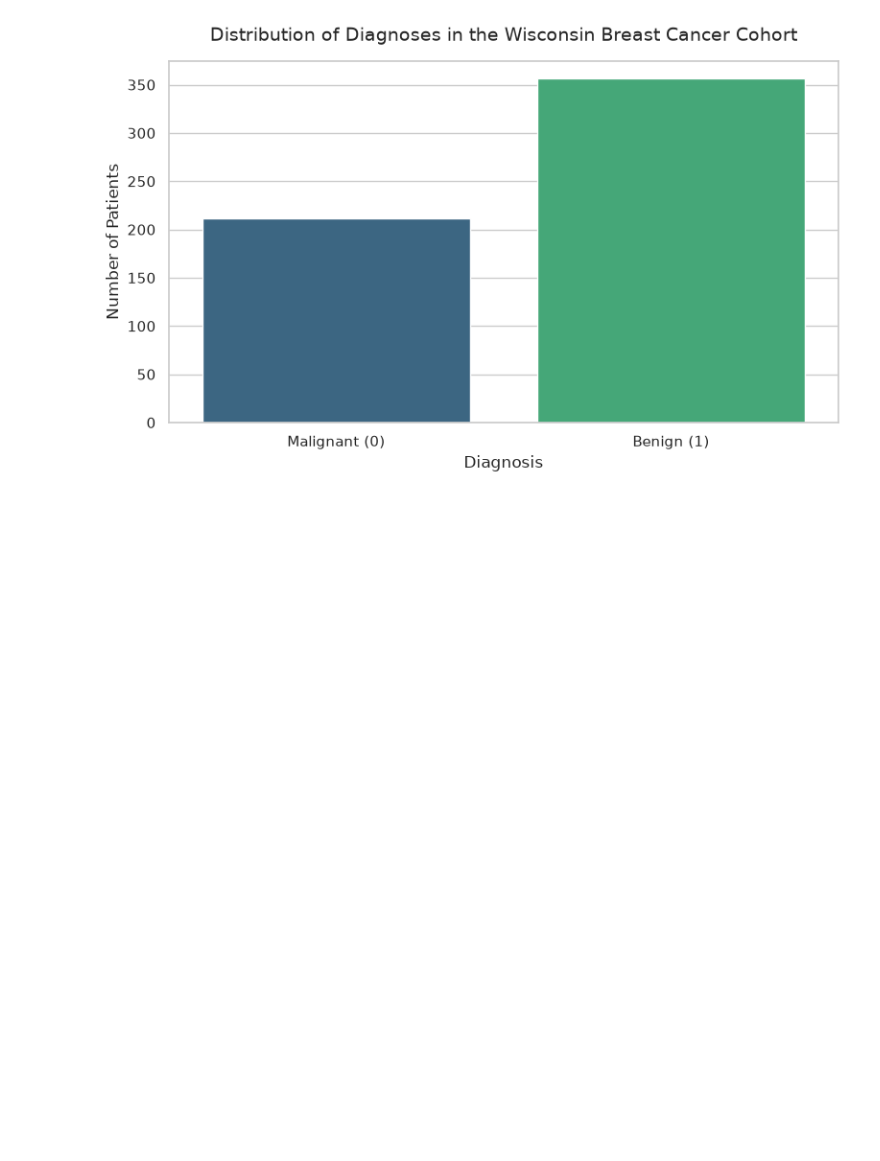
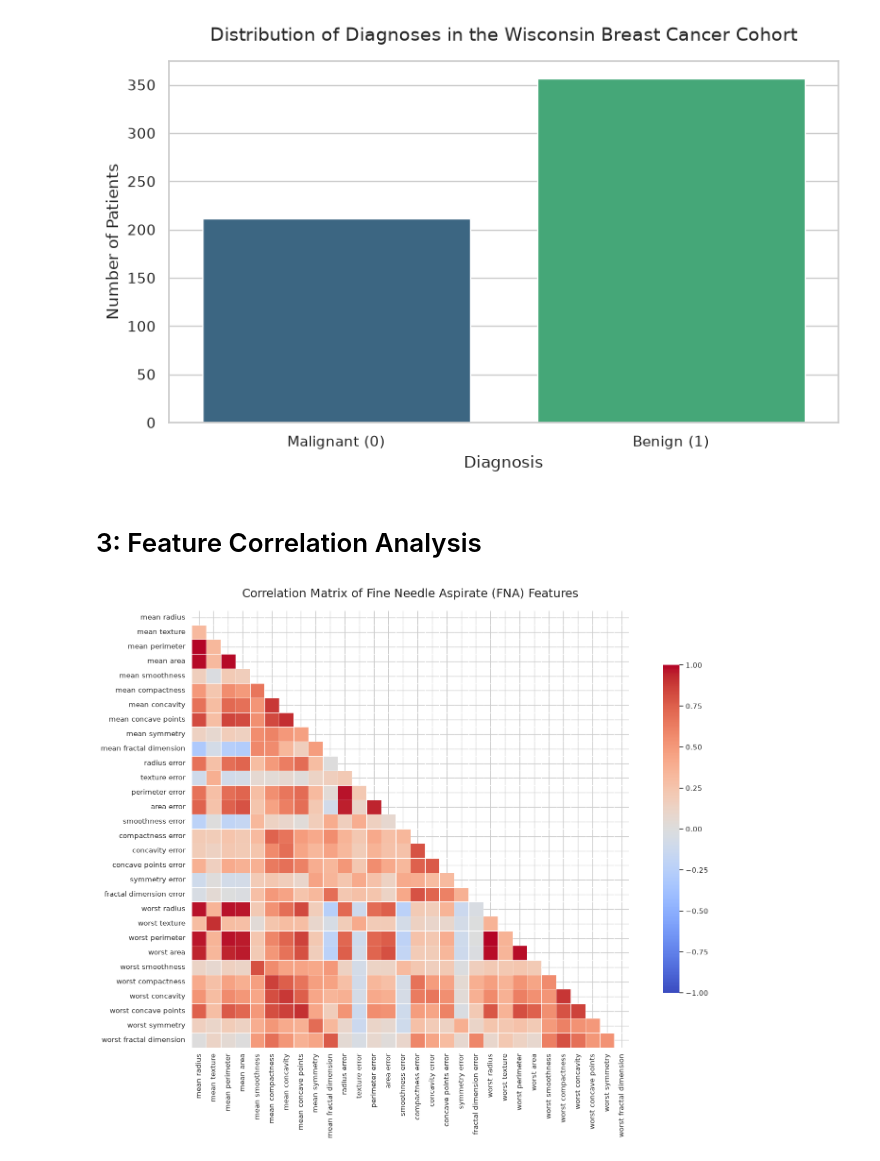
Before and after one commit to mszczerbinska/breast-cancer-ml-classifier, a Jupyter notebook: scripts/01_data_exploration.ipynb, the cells around one changed output. Cells and saved outputs as stored; diff of their text form; code cells hidden in the pictures; blank space fills up the shorter version.

```diff
--- a/scripts/01_data_exploration.ipynb
+++ b/scripts/01_data_exploration.ipynb
@@ -64,3 +64,37 @@ plt.tight_layout()
 plt.show()
 # %% [output]
 [figure]
+# %% [markdown]
+# 3: Feature Correlation Analysis
+# %%
+# Calculate the correlation matrix for all numerical features
+# Note: We drop the 'target' column here to focus solely on the relationships between the physical cell metrics
+correlation_matrix = df.drop(columns=['target']).corr()
+
+# Set up the matplotlib figure size to accommodate 30 features
+plt.figure(figsize=(16, 12))
+
+# Generate a custom diverging colormap (coolwarm is excellent for highlighting positive/negative correlations)
+cmap = sns.color_palette("coolwarm", as_cmap=True)
+
+# Draw the heatmap
+# We use a mask for the upper triangle to make the plot easier to read (avoiding mirrored data)
+mask = np.triu(np.ones_like(correlation_matrix, dtype=bool))
+
+sns.heatmap(
+    correlation_matrix,
+    mask=mask,
+    cmap=cmap,
+    vmax=1.0,
+    vmin=-1.0,
+    center=0,
+    square=True,
+    linewidths=.5,
+    cbar_kws={"shrink": .75}
+)
+
+plt.title('Correlation Matrix of Fine Needle Aspirate (FNA) Features', fontsize=18, pad=20)
+plt.tight_layout()
+plt.show()
+# %% [output]
+[figure, added]
```
